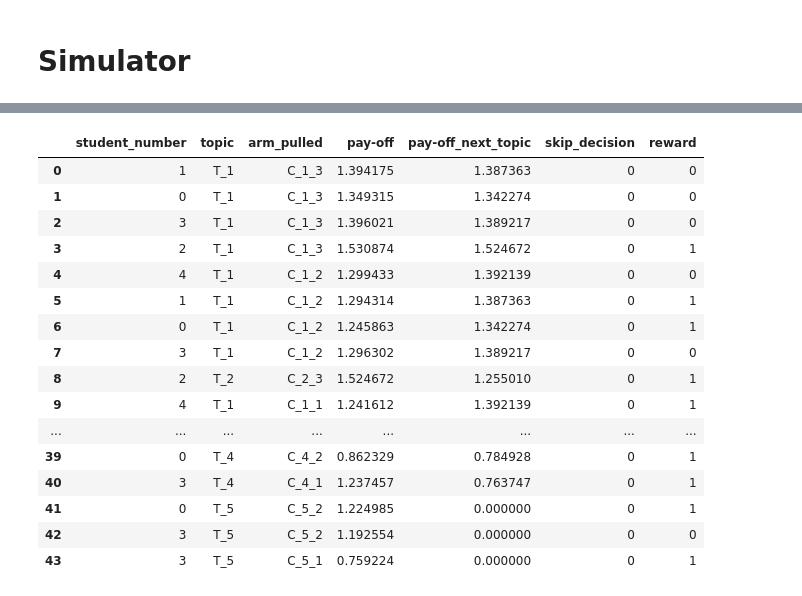
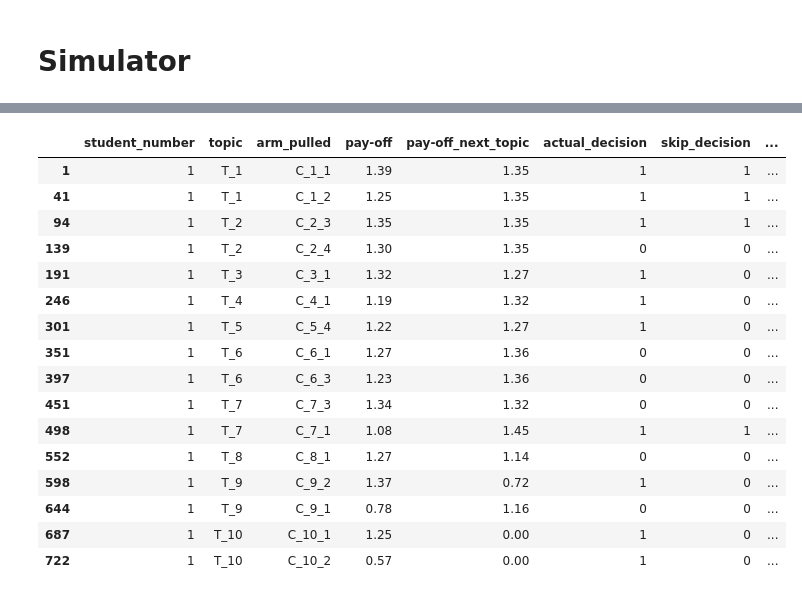
Before and after one commit to aazim-lakhani/Adaptive-Learning, a Jupyter notebook: notebooks/Teach_with_LinUCB.ipynb, the cells around one changed output, grey strips where cells are left out. Drawn from its saved outputs; the diff is of its cells as text; code cells hidden in the pictures.

```diff
--- a/notebooks/Teach_with_LinUCB.ipynb
+++ b/notebooks/Teach_with_LinUCB.ipynb
@@ -516,21 +532,24 @@ Total Number of rounds :  36
-# %%
-df = pd.read_csv('logs')
-df
-# %% [output]
-|  | student_number | topic | arm_pulled | pay-off | pay-off_next_topic | skip_decision | reward |
-| 0 | 1 | T_1 | C_1_3 | 1.394175 | 1.387363 | 0 | 0 |
-| 1 | 0 | T_1 | C_1_3 | 1.349315 | 1.342274 | 0 | 0 |
-| 2 | 3 | T_1 | C_1_3 | 1.396021 | 1.389217 | 0 | 0 |
-| 3 | 2 | T_1 | C_1_3 | 1.530874 | 1.524672 | 0 | 1 |
-| 4 | 4 | T_1 | C_1_2 | 1.299433 | 1.392139 | 0 | 0 |
-| 5 | 1 | T_1 | C_1_2 | 1.294314 | 1.387363 | 0 | 1 |
-| 6 | 0 | T_1 | C_1_2 | 1.245863 | 1.342274 | 0 | 1 |
-| 7 | 3 | T_1 | C_1_2 | 1.296302 | 1.389217 | 0 | 0 |
-| 8 | 2 | T_2 | C_2_3 | 1.524672 | 1.255010 | 0 | 1 |
-| 9 | 4 | T_1 | C_1_1 | 1.241612 | 1.392139 | 0 | 1 |
-| ... | ... | ... | ... | ... | ... | ... | ... |
-| 39 | 0 | T_4 | C_4_2 | 0.862329 | 0.784928 | 0 | 1 |
-| 40 | 3 | T_4 | C_4_1 | 1.237457 | 0.763747 | 0 | 1 |
-| 41 | 0 | T_5 | C_5_2 | 1.224985 | 0.000000 | 0 | 1 |
-| 42 | 3 | T_5 | C_5_2 | 1.192554 | 0.000000 | 0 | 0 |
-| 43 | 3 | T_5 | C_5_1 | 0.759224 | 0.000000 | 0 | 1 |
+# %%
+df = pd.read_csv('logs_linUCB_verySmall')
+# df
+# df.shape
+# df.loc[df['reward'].isnull()] # Get all rows where reward is NaN means , we skipped from those topics
+df[df['student_number'] == 1]
+# %% [output]
+|  | student_number | topic | arm_pulled | pay-off | pay-off_next_topic | actual_decision | skip_decision | ... |
+| 1 | 1 | T_1 | C_1_1 | 1.39 | 1.35 | 1 | 1 | ... |
+| 41 | 1 | T_1 | C_1_2 | 1.25 | 1.35 | 1 | 1 | ... |
+| 94 | 1 | T_2 | C_2_3 | 1.35 | 1.35 | 1 | 1 | ... |
+| 139 | 1 | T_2 | C_2_4 | 1.30 | 1.35 | 0 | 0 | ... |
+| 191 | 1 | T_3 | C_3_1 | 1.32 | 1.27 | 1 | 0 | ... |
+| 246 | 1 | T_4 | C_4_1 | 1.19 | 1.32 | 1 | 0 | ... |
+| 301 | 1 | T_5 | C_5_4 | 1.22 | 1.27 | 1 | 0 | ... |
+| 351 | 1 | T_6 | C_6_1 | 1.27 | 1.36 | 0 | 0 | ... |
+| 397 | 1 | T_6 | C_6_3 | 1.23 | 1.36 | 0 | 0 | ... |
+| 451 | 1 | T_7 | C_7_3 | 1.34 | 1.32 | 0 | 0 | ... |
+| 498 | 1 | T_7 | C_7_1 | 1.08 | 1.45 | 1 | 1 | ... |
+| 552 | 1 | T_8 | C_8_1 | 1.27 | 1.14 | 0 | 0 | ... |
+| 598 | 1 | T_9 | C_9_2 | 1.37 | 0.72 | 1 | 0 | ... |
+| 644 | 1 | T_9 | C_9_1 | 0.78 | 1.16 | 0 | 0 | ... |
+| 687 | 1 | T_10 | C_10_1 | 1.25 | 0.00 | 1 | 0 | ... |
+| 722 | 1 | T_10 | C_10_2 | 0.57 | 0.00 | 1 | 0 | ... |
```
Also changed, not shown: parts of 4 cells of this notebook, 2 other files.
